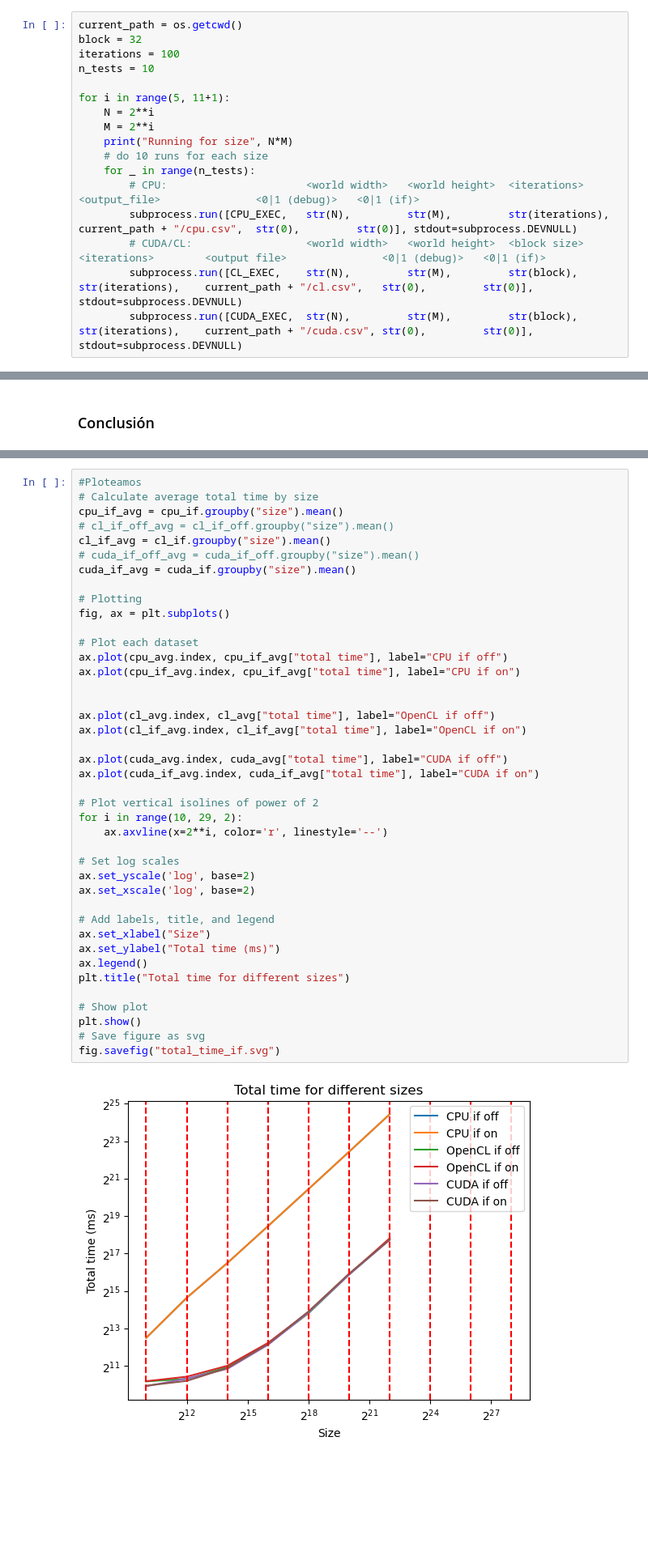
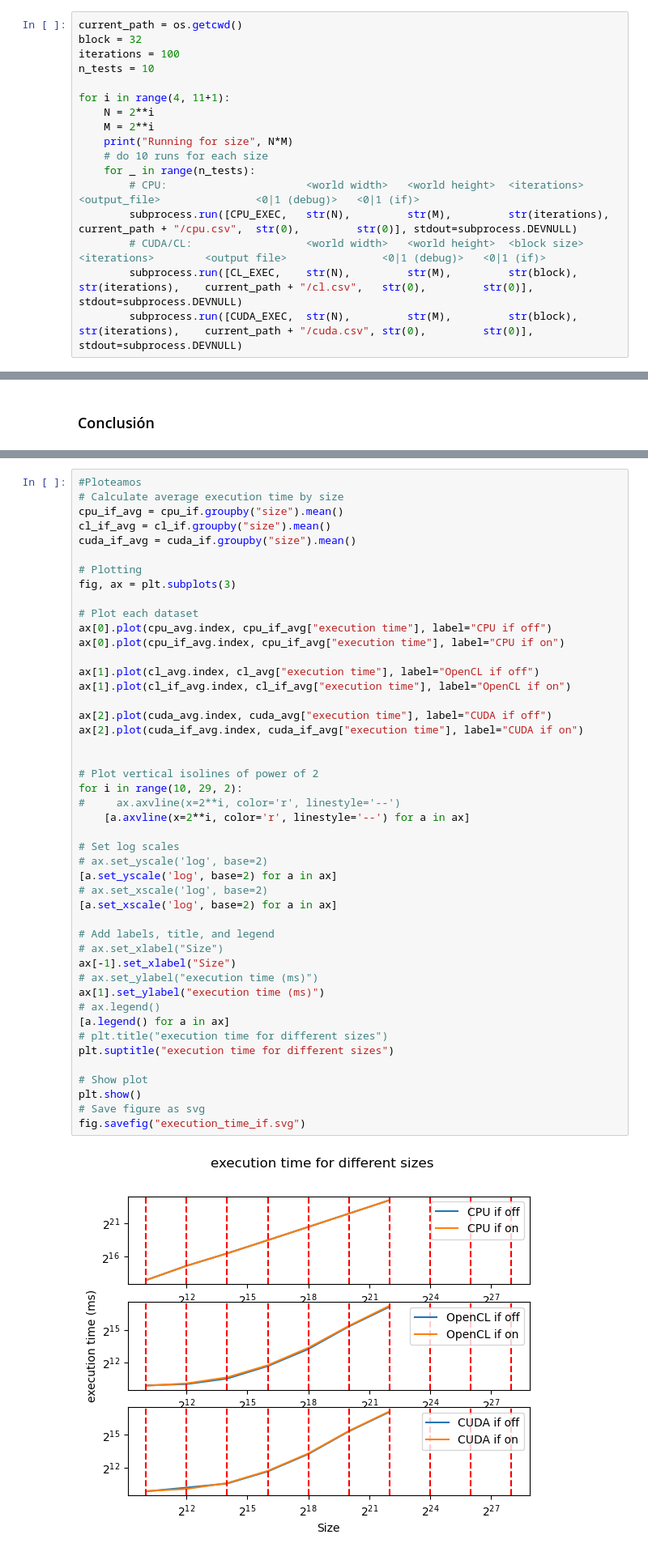
Before and after one commit to tcardenasc/CUDA-CL-GameOfLife, a Jupyter notebook: experiment/exp.ipynb, the cells around one changed output, grey strips where cells are left out. Shown: that part at 81% size. Drawn from its saved outputs; the diff is of its cells as text; blank space fills up the shorter version.

Commit message:
add plots

```diff
--- a/experiment/exp.ipynb
+++ b/experiment/exp.ipynb
@@ -23,7 +23,7 @@ block = 32
 iterations = 100
 n_tests = 10
 
-for i in range(5, 11+1):
+for i in range(4, 11+1):
     N = 2**i
     M = 2**i
     print("Running for size", N*M)
@@ -276,43 +277,48 @@ CPU
 # %%
 #Ploteamos
-# Calculate average total time by size
+# Calculate average execution time by size
 cpu_if_avg = cpu_if.groupby("size").mean()
-# cl_if_off_avg = cl_if_off.groupby("size").mean()
 cl_if_avg = cl_if.groupby("size").mean()
-# cuda_if_off_avg = cuda_if_off.groupby("size").mean()
 cuda_if_avg = cuda_if.groupby("size").mean()
 
 # Plotting
-fig, ax = plt.subplots()
+fig, ax = plt.subplots(3)
 
 # Plot each dataset
-ax.plot(cpu_avg.index, cpu_if_avg["total time"], label="CPU if off")
-ax.plot(cpu_if_avg.index, cpu_if_avg["total time"], label="CPU if on")
+ax[0].plot(cpu_avg.index, cpu_if_avg["execution time"], label="CPU if off")
+ax[0].plot(cpu_if_avg.index, cpu_if_avg["execution time"], label="CPU if on")
 
+ax[1].plot(cl_avg.index, cl_avg["execution time"], label="OpenCL if off")
+ax[1].plot(cl_if_avg.index, cl_if_avg["execution time"], label="OpenCL if on")
 
-ax.plot(cl_avg.index, cl_avg["total time"], label="OpenCL if off")
-ax.plot(cl_if_avg.index, cl_if_avg["total time"], label="OpenCL if on")
+ax[2].plot(cuda_avg.index, cuda_avg["execution time"], label="CUDA if off")
+ax[2].plot(cuda_if_avg.index, cuda_if_avg["execution time"], label="CUDA if on")
 
-ax.plot(cuda_avg.index, cuda_avg["total time"], label="CUDA if off")
-ax.plot(cuda_if_avg.index, cuda_if_avg["total time"], label="CUDA if on")
 
 # Plot vertical isolines of power of 2
 for i in range(10, 29, 2):
-    ax.axvline(x=2**i, color='r', linestyle='--')
+#     ax.axvline(x=2**i, color='r', linestyle='--')
+    [a.axvline(x=2**i, color='r', linestyle='--') for a in ax]
 
 # Set log scales
-ax.set_yscale('log', base=2)
-ax.set_xscale('log', base=2)
+# ax.set_yscale('log', base=2)
+[a.set_yscale('log', base=2) for a in ax]
+# ax.set_xscale('log', base=2)
+[a.set_xscale('log', base=2) for a in ax]
 
 # Add labels, title, and legend
-ax.set_xlabel("Size")
-ax.set_ylabel("Total time (ms)")
-ax.legend()
-plt.title("Total time for different sizes")
+# ax.set_xlabel("Size")
+ax[-1].set_xlabel("Size")
+# ax.set_ylabel("execution time (ms)")
+ax[1].set_ylabel("execution time (ms)")
+# ax.legend()
+[a.legend() for a in ax]
+# plt.title("execution time for different sizes")
+plt.suptitle("execution time for different sizes")
 
 # Show plot
 plt.show()
 # Save figure as svg
-fig.savefig("total_time_if.svg")
+fig.savefig("execution_time_if.svg")
 # %% [output]
-[figure, old version]
+[figure, new version]
```
Also changed, not shown: parts of 11 cells of this notebook, 8 other files.
